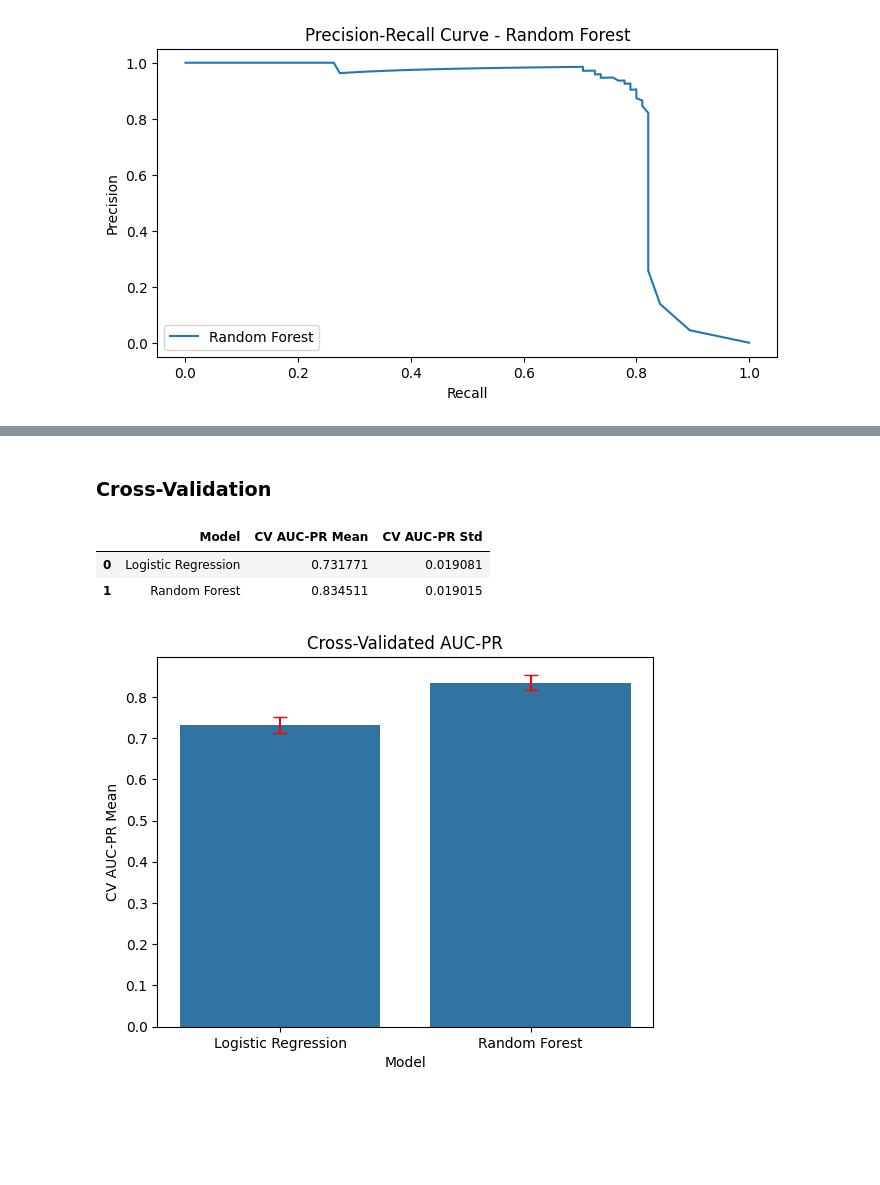
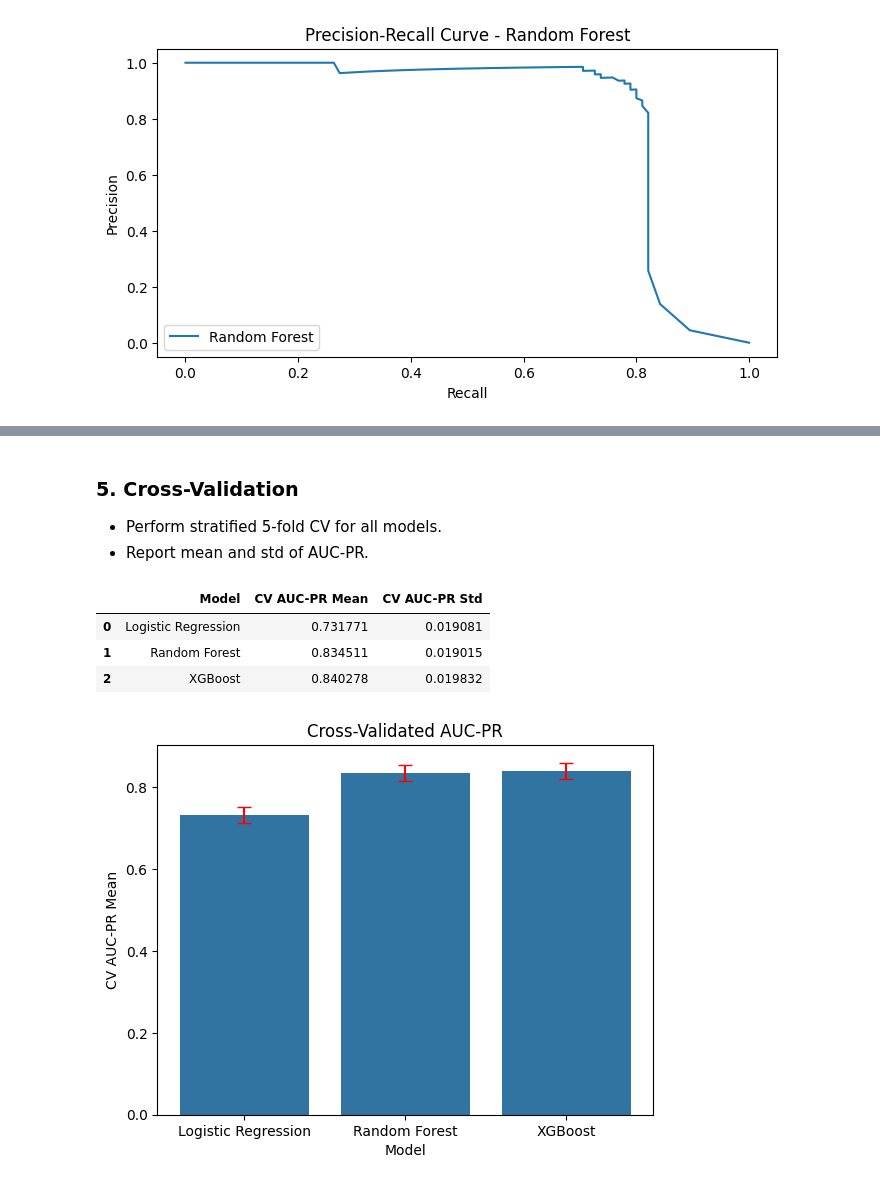
Before and after one commit to selamasnake/fraud-detection, a Jupyter notebook: notebooks/modeling-creditcard.ipynb, the cells around one changed output, grey strips where cells are left out. Cells and saved outputs as stored; diff of their text form; code cells hidden in the pictures; blank space fills up the shorter version.

Commit message:
update: update modeling with xgboost, pr curves, cv results and model justification

```diff
--- a/notebooks/modeling-creditcard.ipynb
+++ b/notebooks/modeling-creditcard.ipynb
@@ -105,0 +131,3 @@ plt.show()
+# %%
+xgb_res_df = model.train_xgboost()
+display(xgb_res_df.drop(columns=["Confusion Matrix"]))
@@ -106,5 +151,7 @@ plt.show()
 # %% [markdown]
-### Cross-Validation
+### 5. Cross-Validation
+* Perform stratified 5-fold CV for all models.
+* Report mean and std of AUC-PR.
 # %%
 cv_results = []
 
@@ -122,14 +169,17 @@ display(cv_results_df)
 |  | Model | CV AUC-PR Mean | CV AUC-PR Std |
 | 0 | Logistic Regression | 0.731771 | 0.019081 |
 | 1 | Random Forest | 0.834511 | 0.019015 |
+| 2 | XGBoost | 0.840278 | 0.019832 |
 # %%
 sns.barplot(x="Model", y="CV AUC-PR Mean", data=cv_results_df)
-plt.errorbar(x=range(len(cv_results_df)),
-             y=cv_results_df["CV AUC-PR Mean"],
-             yerr=cv_results_df["CV AUC-PR Std"],
-             fmt='none', c='red', capsize=5)
+plt.errorbar(
+    x=range(len(cv_results_df)),
+    y=cv_results_df["CV AUC-PR Mean"],
+    yerr=cv_results_df["CV AUC-PR Std"],
+    fmt='none', c='red', capsize=5
+)
 plt.title("Cross-Validated AUC-PR")
 plt.show()
 # %% [output]
-[figure, old version]
+[figure, new version]
 # %% [markdown]
```
Also changed, not shown: parts of 26 cells of this notebook, 1 other file.
